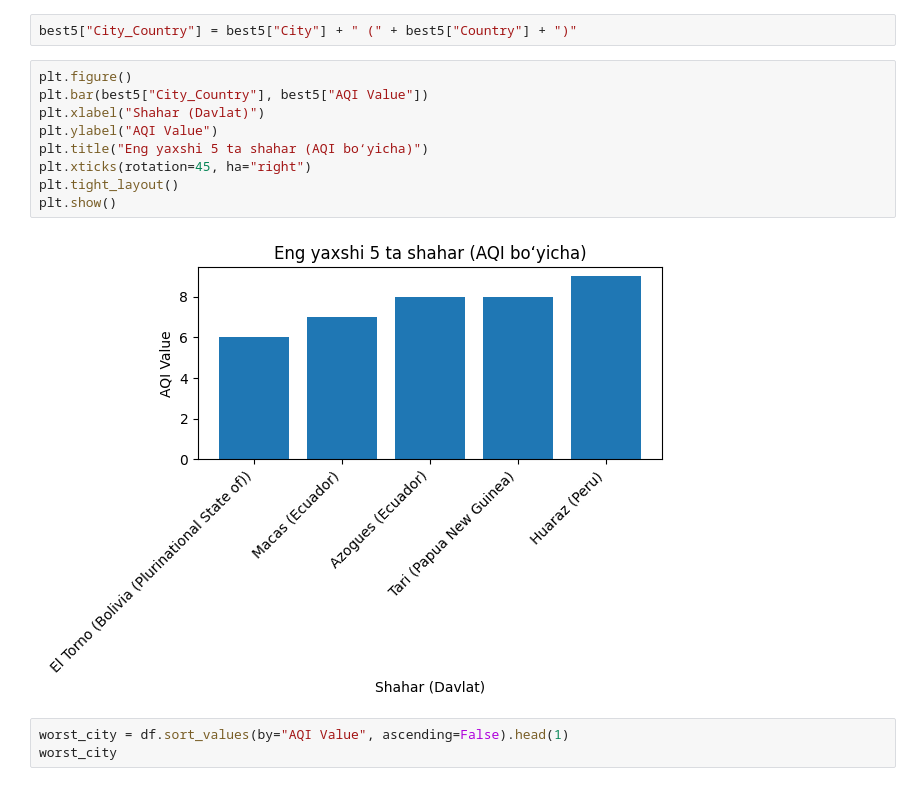
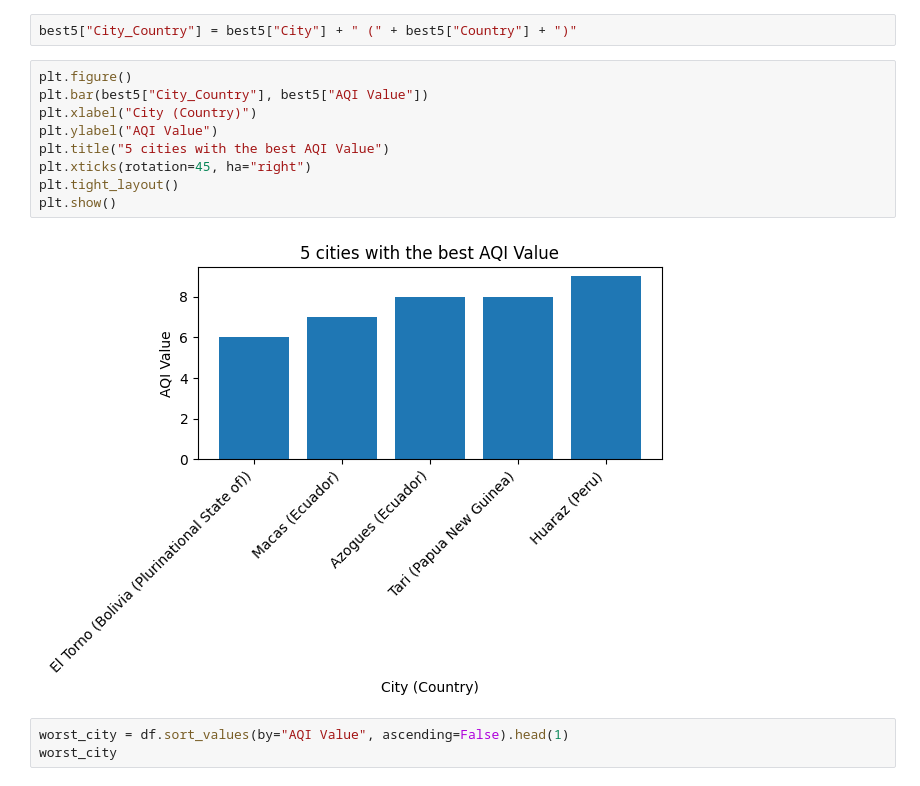
Before and after one commit to AkhrorKhasanov/DataScience, a Jupyter notebook: AirPollution/air_pollution.ipynb, the cells around one changed output. Saved outputs shown, nothing was run; the diff lists cells and outputs as text.

```diff
--- a/AirPollution/air_pollution.ipynb
+++ b/AirPollution/air_pollution.ipynb
@@ -41,14 +41,14 @@ best5["City_Country"] = best5["City"] + " (" + best5["Country"] + ")"
 # %%
 plt.figure()
 plt.bar(best5["City_Country"], best5["AQI Value"])
-plt.xlabel("Shahar (Davlat)")
+plt.xlabel("City (Country)")
 plt.ylabel("AQI Value")
-plt.title("Eng yaxshi 5 ta shahar (AQI bo‘yicha)")
+plt.title("5 cities with the best AQI Value")
 plt.xticks(rotation=45, ha="right")
 plt.tight_layout()
 plt.show()
 # %% [output]
-[figure, old version]
+[figure, new version]
 # %%
 worst_city = df.sort_values(by="AQI Value", ascending=False).head(1)
 worst_city
```
Also changed, not shown: parts of 2 cells of this notebook.
